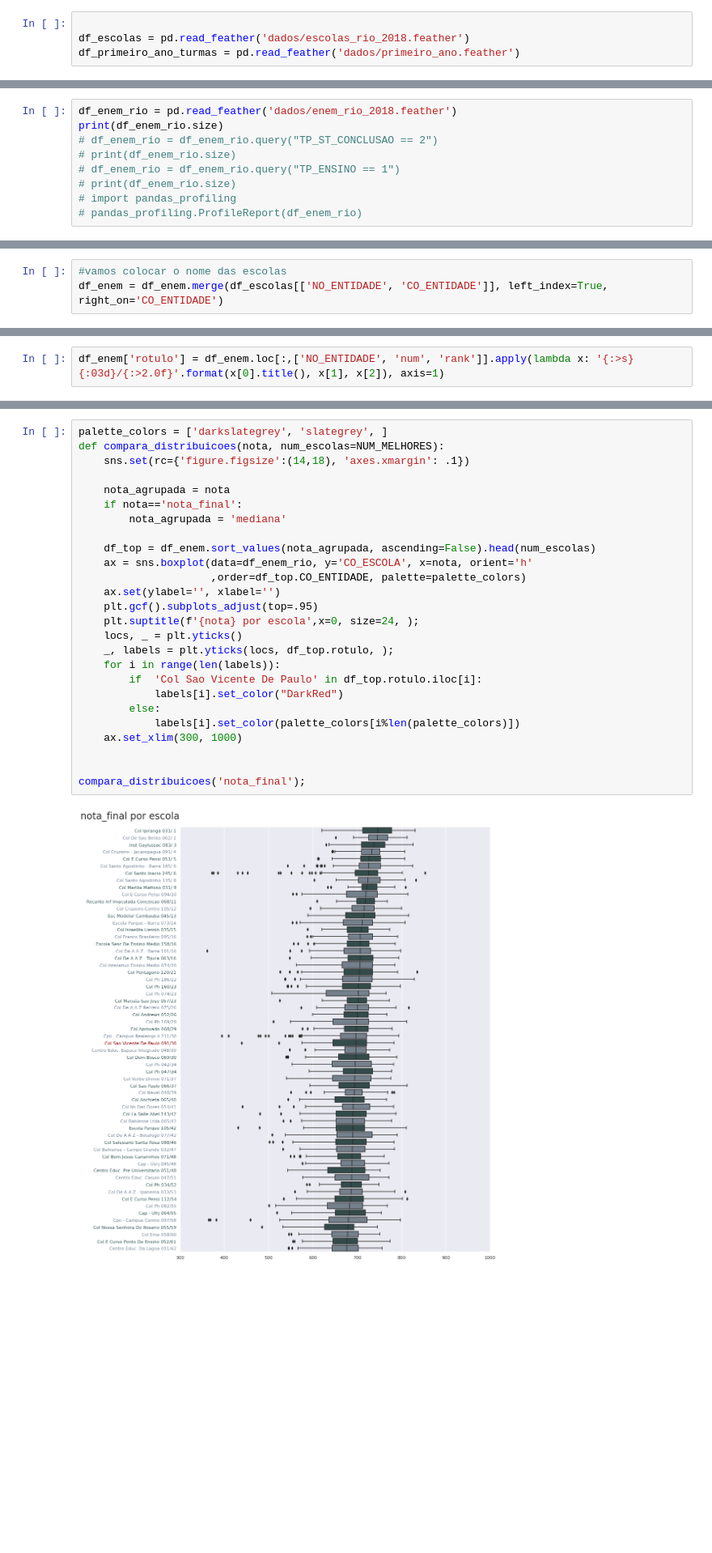
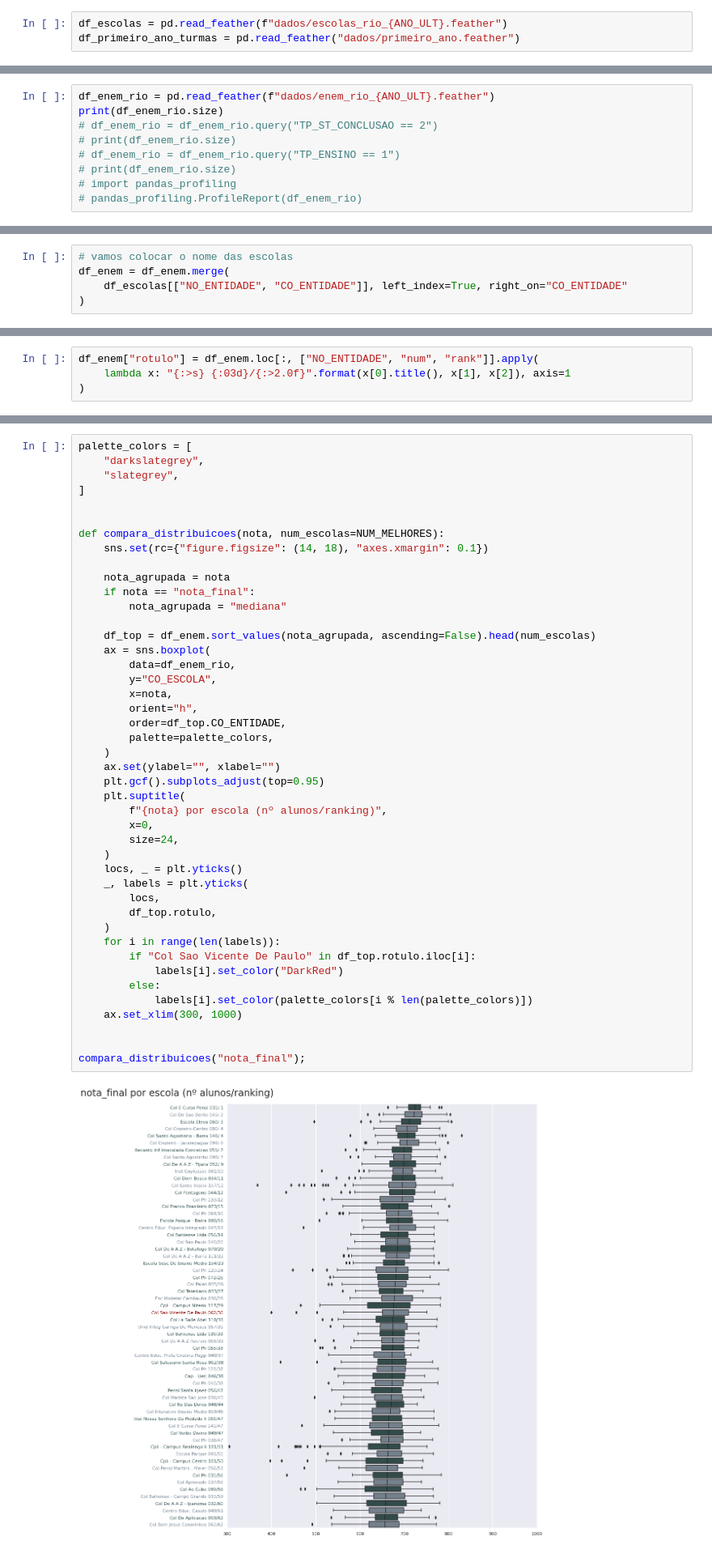
Before and after one commit to pauloneves/educacao, a Jupyter notebook: 03_analisa.ipynb, the cells around one changed output, grey strips where cells are left out. Shown at 81% size. Drawn from its saved outputs; the diff is of its cells as text; blank space fills up the shorter version.

```diff
--- a/03_analisa.ipynb
+++ b/03_analisa.ipynb
@@ -34,5 +38,4 @@ ANO_ULT=2019 # último ano a processar
 # %%
-
-df_escolas = pd.read_feather('dados/escolas_rio_2018.feather')
-df_primeiro_ano_turmas = pd.read_feather('dados/primeiro_ano.feather')
+df_escolas = pd.read_feather(f"dados/escolas_rio_{ANO_ULT}.feather")
+df_primeiro_ano_turmas = pd.read_feather("dados/primeiro_ano.feather")
 # %%
@@ -43,6 +45,6 @@ df_enem_rio = (pd.read_feather('dados/enem_rio_2018.feather')
 )
 # %%
-df_enem_rio = pd.read_feather('dados/enem_rio_2018.feather')
+df_enem_rio = pd.read_feather(f"dados/enem_rio_{ANO_ULT}.feather")
 print(df_enem_rio.size)
 # df_enem_rio = df_enem_rio.query("TP_ST_CONCLUSAO == 2")
 # print(df_enem_rio.size)
@@ -127,6 +151,8 @@ df_enem['rank'] = df_enem.mediana.rank(ascending=False, method='min')
 # %%
-#vamos colocar o nome das escolas
-df_enem = df_enem.merge(df_escolas[['NO_ENTIDADE', 'CO_ENTIDADE']], left_index=True, right_on='CO_ENTIDADE')
+# vamos colocar o nome das escolas
+df_enem = df_enem.merge(
+    df_escolas[["NO_ENTIDADE", "CO_ENTIDADE"]], left_index=True, right_on="CO_ENTIDADE"
+)
 # %%
 df_enem
 # %% [output]
@@ -180,5 +217,7 @@ for i, j in (('COLEGIO', 'COL'),
 # %%
-df_enem['rotulo'] = df_enem.loc[:,['NO_ENTIDADE', 'num', 'rank']].apply(lambda x: '{:>s} {:03d}/{:>2.0f}'.format(x[0].title(), x[1], x[2]), axis=1)
+df_enem["rotulo"] = df_enem.loc[:, ["NO_ENTIDADE", "num", "rank"]].apply(
+    lambda x: "{:>s} {:03d}/{:>2.0f}".format(x[0].title(), x[1], x[2]), axis=1
+)
 # %%
 df_enem
 # %% [output]
@@ -209,33 +248,51 @@ ax = df_enem.mediana.hist(bins=24).plot();
 
 Legenda: Nome da escola <nº alunos fizeram Enem>/<posição ranking nota final>
 # %%
-palette_colors = ['darkslategrey', 'slategrey', ]
+palette_colors = [
+    "darkslategrey",
+    "slategrey",
+]
+
+
 def compara_distribuicoes(nota, num_escolas=NUM_MELHORES):
-    sns.set(rc={'figure.figsize':(14,18), 'axes.xmargin': .1})
+    sns.set(rc={"figure.figsize": (14, 18), "axes.xmargin": 0.1})
 
     nota_agrupada = nota
-    if nota=='nota_final':
-        nota_agrupada = 'mediana'
+    if nota == "nota_final":
+        nota_agrupada = "mediana"
 
     df_top = df_enem.sort_values(nota_agrupada, ascending=False).head(num_escolas)
-    ax = sns.boxplot(data=df_enem_rio, y='CO_ESCOLA', x=nota, orient='h'
-                     ,order=df_top.CO_ENTIDADE, palette=palette_colors)
-    ax.set(ylabel='', xlabel='')
-    plt.gcf().subplots_adjust(top=.95)
-    plt.suptitle(f'{nota} por escola',x=0, size=24, );
+    ax = sns.boxplot(
+        data=df_enem_rio,
+        y="CO_ESCOLA",
+        x=nota,
+        orient="h",
+        order=df_top.CO_ENTIDADE,
+        palette=palette_colors,
+    )
+    ax.set(ylabel="", xlabel="")
+    plt.gcf().subplots_adjust(top=0.95)
+    plt.suptitle(
+        f"{nota} por escola (nº alunos/ranking)",
+        x=0,
+        size=24,
+    )
     locs, _ = plt.yticks()
-    _, labels = plt.yticks(locs, df_top.rotulo, );
+    _, labels = plt.yticks(
+        locs,
+        df_top.rotulo,
+    )
     for i in range(len(labels)):
-        if  'Col Sao Vicente De Paulo' in df_top.rotulo.iloc[i]:
+        if "Col Sao Vicente De Paulo" in df_top.rotulo.iloc[i]:
             labels[i].set_color("DarkRed")
         else:
-            labels[i].set_color(palette_colors[i%len(palette_colors)])
+            labels[i].set_color(palette_colors[i % len(palette_colors)])
     ax.set_xlim(300, 1000)
 
 
-compara_distribuicoes('nota_final');
+compara_distribuicoes("nota_final");
 # %% [output]
-[figure, old version]
+[figure, new version]
 # %% [markdown]
 Um dado estranho, o Santo Inácio tem 245 alunos que disseram que completaram agora, mas há apenas 235 no 3º ano de 2018. Será que é preenchimento errado? Será que estou contando jovens e adultos? Será que acontece o mesmo com outras escolas?
 # %%
```
Also changed, not shown: parts of 35 cells of this notebook, 4 other files.
